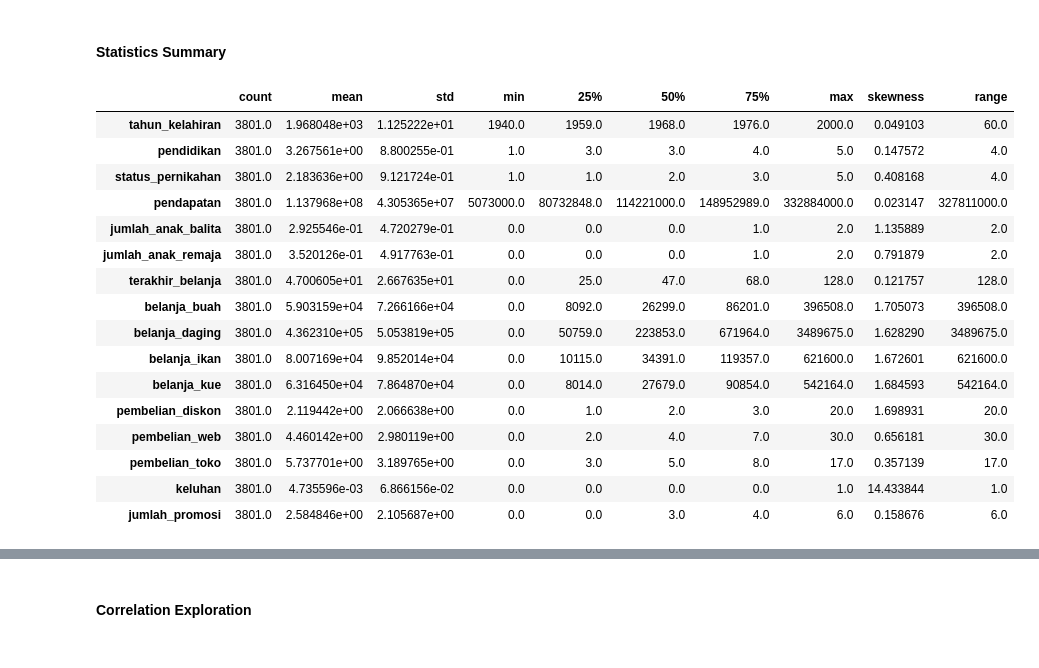
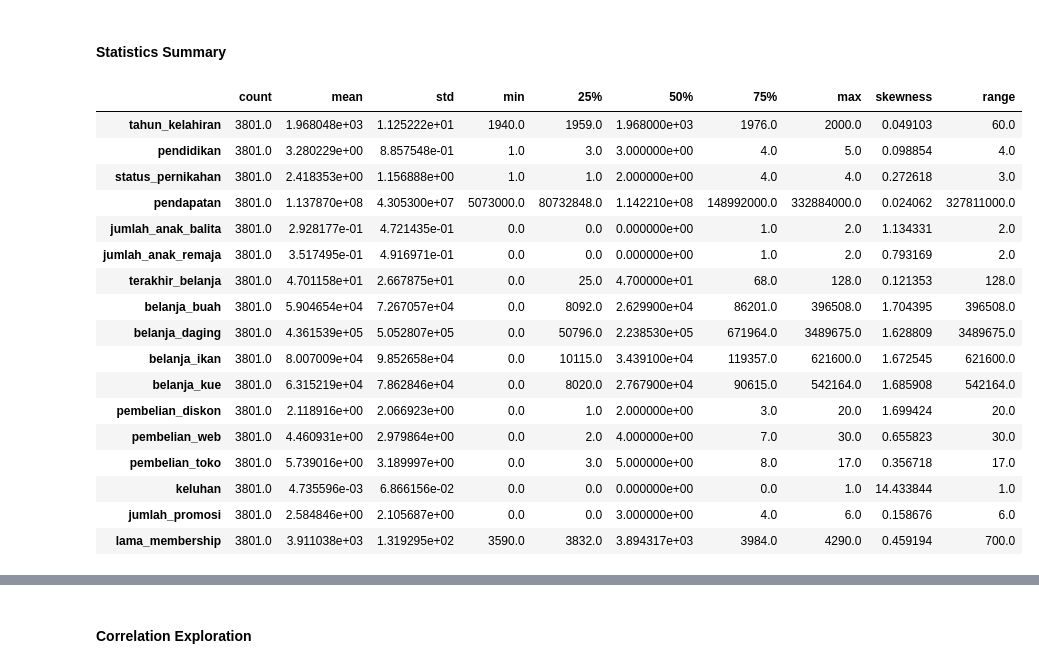
Before and after one commit to naufalqii16/Find-it-DA-2024, a Jupyter notebook: main.ipynb, the cells around one changed output, grey strips where cells are left out. Cells and saved outputs as stored; diff of their text form; code cells hidden in the pictures.

```diff
--- a/main.ipynb
+++ b/main.ipynb
@@ -244,0 +392,5 @@ dtype: int64
+# %%
+# impute null values in train data with knn
+
+df_train_null_handled = impute_with_knn(df_train_null_handled)
+df_train_null_handled.info()
@@ -293,7 +552,7 @@ df_mk.duplicated().sum()
 # %%
-# Select numerical columns from df_mk
+# Select numerical columns from df_train_null_handled_no_outlier
 
-numerical_columns = df_mk.select_dtypes(include='number')
+numerical_columns = df_train_null_handled_no_outlier.select_dtypes(include='number')
 
 # Sort columns by correlation with 'SalePrice' in ascending order
 
@@ -327,13 +586,13 @@ for i, col in enumerate(sorted_columns):
 
     # Calculate and add information about outliers
 
-    Q1 = df_mk[col].quantile(0.25)
-    Q3 = df_mk[col].quantile(0.75)
+    Q1 = df_train_null_handled_no_outlier[col].quantile(0.25)
+    Q3 = df_train_null_handled_no_outlier[col].quantile(0.75)
     IQR = Q3 - Q1
-    iqr_outliers = (df_mk[col] < Q1 - 1.5 * IQR) | (df_mk[col] > Q3 + 1.5 * IQR)
-    percent_iqr_outliers = (sum(iqr_outliers) / len(df_mk)) * 100
+    iqr_outliers = (df_train_null_handled_no_outlier[col] < Q1 - 1.5 * IQR) | (df_train_null_handled_no_outlier[col] > Q3 + 1.5 * IQR)
+    percent_iqr_outliers = (sum(iqr_outliers) / len(df_train_null_handled_no_outlier)) * 100
 
-    sns.boxplot(x=df_mk[col], ax=axes[row_idx, col_idx])
+    sns.boxplot(x=df_train_null_handled_no_outlier[col], ax=axes[row_idx, col_idx])
     axes[row_idx, col_idx].set_xlabel(col, fontsize=12)
     axes[row_idx, col_idx].set_title(f"\n"
                                      f'Box Plot for {col}\n'
@@ -489,10 +686,4 @@ def show_countplot(data):
   plt.tight_layout()
   plt.show()
 
-
 possible_wrong_input_cols = ['jumlah_anak_balita', 'jumlah_anak_remaja', 'pembelian_diskon', 'pembelian_web', 'pembelian_toko', 'keluhan', 'terakhir_belanja']
-
-for col in possible_wrong_input_cols:
-    df_mk_filtered[col] = df_mk_filtered[col].apply(lambda x: round_value(x))
-
-show_countplot(df_mk_filtered)
@@ -578,0 +690,6 @@ memory usage: 504.8 KB
+# %%
+# handling for train data
+for col in possible_wrong_input_cols:
+    df_train_null_handled_no_outlier[col] = df_train_null_handled_no_outlier[col].apply(lambda x: round_value(x))
+
+show_countplot(df_train_null_handled_no_outlier)
@@ -581,25 +708,26 @@ memory usage: 504.8 KB
 # %% [markdown]
 #### Statistics Summary
 # %%
-df_mk_filtered_desc = df_mk_filtered.describe().T
-df_mk_filtered_desc['skewness'] = df_mk_filtered.select_dtypes(include=[np.number]).skew()
-df_mk_filtered_desc['range'] = np.ptp(df_mk_filtered.select_dtypes(include=[np.number]), axis=0)
-df_mk_filtered_desc
+df_train_null_handled_no_outlier_desc = df_train_null_handled_no_outlier.describe().T
+df_train_null_handled_no_outlier_desc['skewness'] = df_train_null_handled_no_outlier.select_dtypes(include=[np.number]).skew()
+df_train_null_handled_no_outlier_desc['range'] = np.ptp(df_train_null_handled_no_outlier.select_dtypes(include=[np.number]), axis=0)
+df_train_null_handled_no_outlier_desc
 # %% [output]
 |  | count | mean | std | min | 25% | 50% | 75% | max | skewness | range |
-| tahun_kelahiran | 3801.0 | 1.968048e+03 | 1.125222e+01 | 1940.0 | 1959.0 | 1968.0 | 1976.0 | 2000.0 | 0.049103 | 60.0 |
-| pendidikan | 3801.0 | 3.267561e+00 | 8.800255e-01 | 1.0 | 3.0 | 3.0 | 4.0 | 5.0 | 0.147572 | 4.0 |
-| status_pernikahan | 3801.0 | 2.183636e+00 | 9.121724e-01 | 1.0 | 1.0 | 2.0 | 3.0 | 5.0 | 0.408168 | 4.0 |
-| pendapatan | 3801.0 | 1.137968e+08 | 4.305365e+07 | 5073000.0 | 80732848.0 | 114221000.0 | 148952989.0 | 332884000.0 | 0.023147 | 327811000.0 |
-| jumlah_anak_balita | 3801.0 | 2.925546e-01 | 4.720279e-01 | 0.0 | 0.0 | 0.0 | 1.0 | 2.0 | 1.135889 | 2.0 |
-| jumlah_anak_remaja | 3801.0 | 3.520126e-01 | 4.917763e-01 | 0.0 | 0.0 | 0.0 | 1.0 | 2.0 | 0.791879 | 2.0 |
-| terakhir_belanja | 3801.0 | 4.700605e+01 | 2.667635e+01 | 0.0 | 25.0 | 47.0 | 68.0 | 128.0 | 0.121757 | 128.0 |
-| belanja_buah | 3801.0 | 5.903159e+04 | 7.266166e+04 | 0.0 | 8092.0 | 26299.0 | 86201.0 | 396508.0 | 1.705073 | 396508.0 |
-| belanja_daging | 3801.0 | 4.362310e+05 | 5.053819e+05 | 0.0 | 50759.0 | 223853.0 | 671964.0 | 3489675.0 | 1.628290 | 3489675.0 |
-| belanja_ikan | 3801.0 | 8.007169e+04 | 9.852014e+04 | 0.0 | 10115.0 | 34391.0 | 119357.0 | 621600.0 | 1.672601 | 621600.0 |
-| belanja_kue | 3801.0 | 6.316450e+04 | 7.864870e+04 | 0.0 | 8014.0 | 27679.0 | 90854.0 | 542164.0 | 1.684593 | 542164.0 |
-| pembelian_diskon | 3801.0 | 2.119442e+00 | 2.066638e+00 | 0.0 | 1.0 | 2.0 | 3.0 | 20.0 | 1.698931 | 20.0 |
-| pembelian_web | 3801.0 | 4.460142e+00 | 2.980119e+00 | 0.0 | 2.0 | 4.0 | 7.0 | 30.0 | 0.656181 | 30.0 |
-| pembelian_toko | 3801.0 | 5.737701e+00 | 3.189765e+00 | 0.0 | 3.0 | 5.0 | 8.0 | 17.0 | 0.357139 | 17.0 |
-| keluhan | 3801.0 | 4.735596e-03 | 6.866156e-02 | 0.0 | 0.0 | 0.0 | 0.0 | 1.0 | 14.433844 | 1.0 |
-| jumlah_promosi | 3801.0 | 2.584846e+00 | 2.105687e+00 | 0.0 | 0.0 | 3.0 | 4.0 | 6.0 | 0.158676 | 6.0 |
+| tahun_kelahiran | 3801.0 | 1.968048e+03 | 1.125222e+01 | 1940.0 | 1959.0 | 1.968000e+03 | 1976.0 | 2000.0 | 0.049103 | 60.0 |
+| pendidikan | 3801.0 | 3.280229e+00 | 8.857548e-01 | 1.0 | 3.0 | 3.000000e+00 | 4.0 | 5.0 | 0.098854 | 4.0 |
+| status_pernikahan | 3801.0 | 2.418353e+00 | 1.156888e+00 | 1.0 | 1.0 | 2.000000e+00 | 4.0 | 4.0 | 0.272618 | 3.0 |
+| pendapatan | 3801.0 | 1.137870e+08 | 4.305300e+07 | 5073000.0 | 80732848.0 | 1.142210e+08 | 148992000.0 | 332884000.0 | 0.024062 | 327811000.0 |
+| jumlah_anak_balita | 3801.0 | 2.928177e-01 | 4.721435e-01 | 0.0 | 0.0 | 0.000000e+00 | 1.0 | 2.0 | 1.134331 | 2.0 |
+| jumlah_anak_remaja | 3801.0 | 3.517495e-01 | 4.916971e-01 | 0.0 | 0.0 | 0.000000e+00 | 1.0 | 2.0 | 0.793169 | 2.0 |
+| terakhir_belanja | 3801.0 | 4.701158e+01 | 2.667875e+01 | 0.0 | 25.0 | 4.700000e+01 | 68.0 | 128.0 | 0.121353 | 128.0 |
+| belanja_buah | 3801.0 | 5.904654e+04 | 7.267057e+04 | 0.0 | 8092.0 | 2.629900e+04 | 86201.0 | 396508.0 | 1.704395 | 396508.0 |
+| belanja_daging | 3801.0 | 4.361539e+05 | 5.052807e+05 | 0.0 | 50796.0 | 2.238530e+05 | 671964.0 | 3489675.0 | 1.628809 | 3489675.0 |
+| belanja_ikan | 3801.0 | 8.007009e+04 | 9.852658e+04 | 0.0 | 10115.0 | 3.439100e+04 | 119357.0 | 621600.0 | 1.672545 | 621600.0 |
+| belanja_kue | 3801.0 | 6.315219e+04 | 7.862846e+04 | 0.0 | 8020.0 | 2.767900e+04 | 90615.0 | 542164.0 | 1.685908 | 542164.0 |
+| pembelian_diskon | 3801.0 | 2.118916e+00 | 2.066923e+00 | 0.0 | 1.0 | 2.000000e+00 | 3.0 | 20.0 | 1.699424 | 20.0 |
+| pembelian_web | 3801.0 | 4.460931e+00 | 2.979864e+00 | 0.0 | 2.0 | 4.000000e+00 | 7.0 | 30.0 | 0.655823 | 30.0 |
+| pembelian_toko | 3801.0 | 5.739016e+00 | 3.189997e+00 | 0.0 | 3.0 | 5.000000e+00 | 8.0 | 17.0 | 0.356718 | 17.0 |
+| keluhan | 3801.0 | 4.735596e-03 | 6.866156e-02 | 0.0 | 0.0 | 0.000000e+00 | 0.0 | 1.0 | 14.433844 | 1.0 |
+| jumlah_promosi | 3801.0 | 2.584846e+00 | 2.105687e+00 | 0.0 | 0.0 | 3.000000e+00 | 4.0 | 6.0 | 0.158676 | 6.0 |
+| lama_membership | 3801.0 | 3.911038e+03 | 1.319295e+02 | 3590.0 | 3832.0 | 3.894317e+03 | 3984.0 | 4290.0 | 0.459194 | 700.0 |
```
Also changed, not shown: parts of 100 cells of this notebook, 5 other files.
